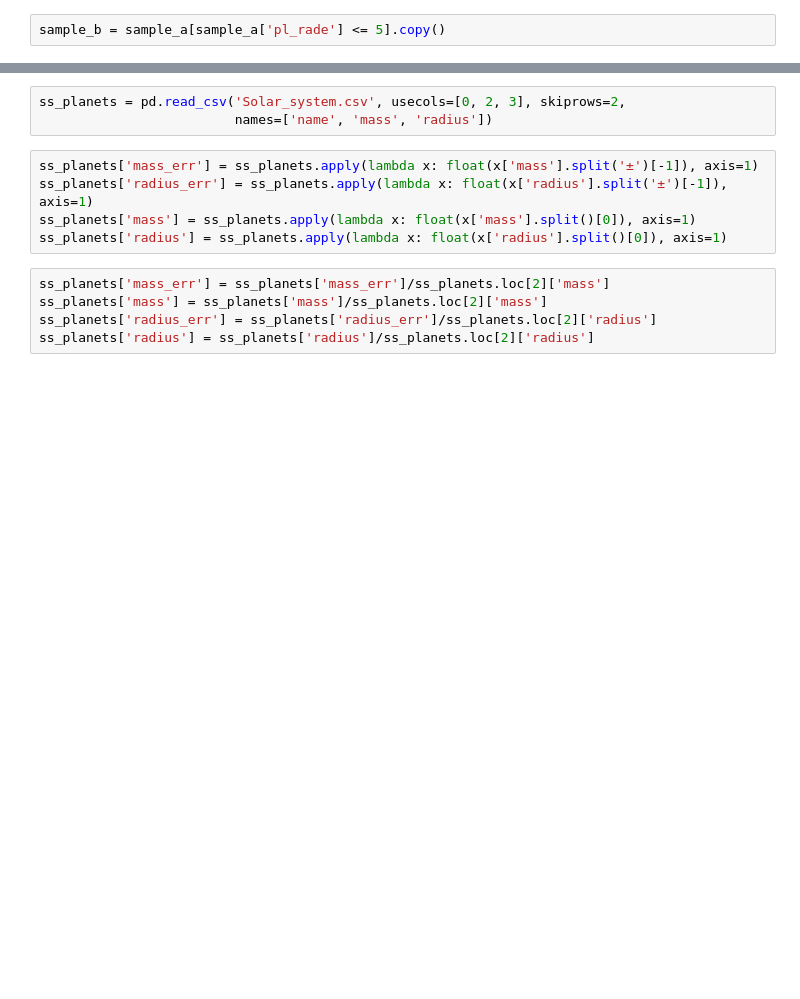
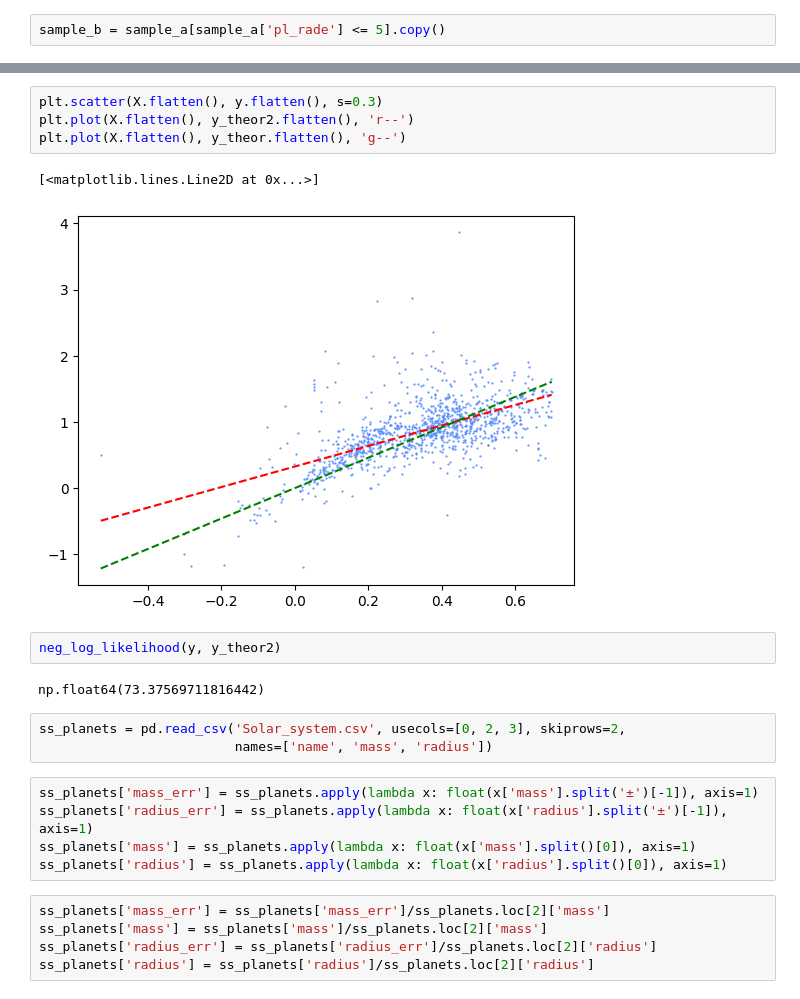
Before and after one commit to CosmicHitchhiker/ds_astro_2026s, a Jupyter notebook: ex4/ex4.ipynb, the cells around one changed output, grey strips where cells are left out. Saved outputs shown, nothing was run; the diff lists cells and outputs as text; blank space fills up the shorter version.

```diff
--- a/ex4/ex4.ipynb
+++ b/ex4/ex4.ipynb
@@ -26,3 +94,14 @@ sample_b = sample_a[sample_a['pl_rade'] <= 5].copy()
+# %%
+plt.scatter(X.flatten(), y.flatten(), s=0.3)
+plt.plot(X.flatten(), y_theor2.flatten(), 'r--')
+plt.plot(X.flatten(), y_theor.flatten(), 'g--')
+# %% [output]
+[<matplotlib.lines.Line2D at 0x...>]
+[figure, added]
+# %%
+neg_log_likelihood(y, y_theor2)
+# %% [output]
+np.float64(73.37569711816442)
 # %%
 ss_planets = pd.read_csv('Solar_system.csv', usecols=[0, 2, 3], skiprows=2,
                          names=['name', 'mass', 'radius'])
```
Also changed, not shown: parts of 45 cells of this notebook.
